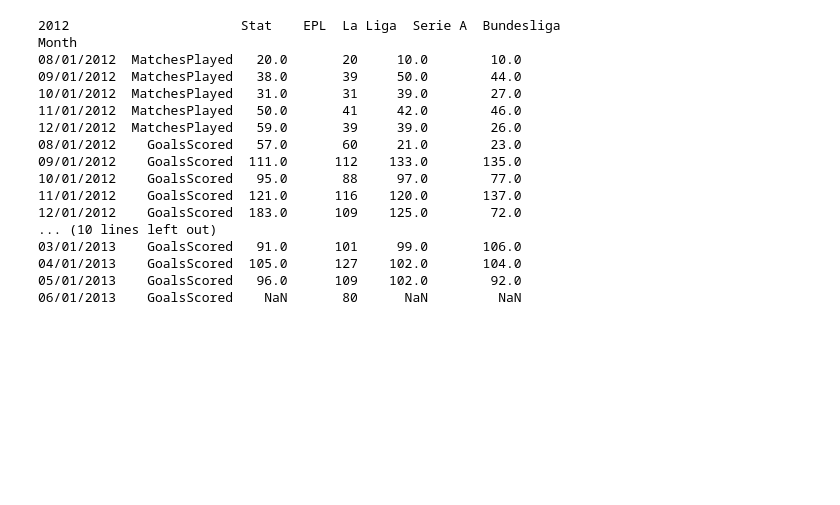
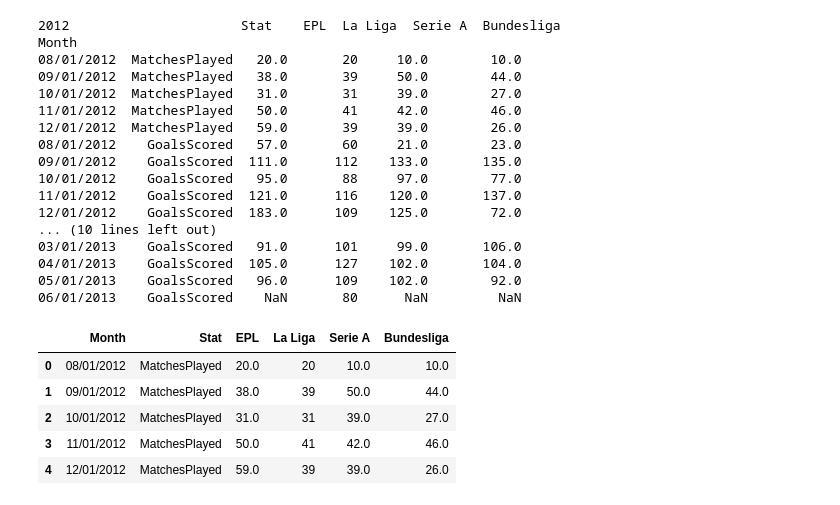
Before and after one commit to edyoda/data-science-ml-foundation-10, a Jupyter notebook: New-7 Grouping, merging & Reshaping Data.ipynb, the cells around one changed output. Cells and saved outputs as stored; diff of their text form; code cells hidden in the pictures; blank space fills up the shorter version.

```diff
--- a/New-7 Grouping, merging & Reshaping Data.ipynb
+++ b/New-7 Grouping, merging & Reshaping Data.ipynb
@@ -120,3 +120,15 @@ Month
 04/01/2013    GoalsScored  105.0      127    102.0       104.0
 05/01/2013    GoalsScored   96.0      109    102.0        92.0
 06/01/2013    GoalsScored    NaN       80      NaN         NaN
+# %%
+import pandas as pd
+goal_data = pd.read_csv('goal_stats_euro_leagues_2012-13.csv')
+# %%
+goal_data.head()
+# %% [output]
+|  | Month | Stat | EPL | La Liga | Serie A | Bundesliga |
+| 0 | 08/01/2012 | MatchesPlayed | 20.0 | 20 | 10.0 | 10.0 |
+| 1 | 09/01/2012 | MatchesPlayed | 38.0 | 39 | 50.0 | 44.0 |
+| 2 | 10/01/2012 | MatchesPlayed | 31.0 | 31 | 39.0 | 27.0 |
+| 3 | 11/01/2012 | MatchesPlayed | 50.0 | 41 | 42.0 | 46.0 |
+| 4 | 12/01/2012 | MatchesPlayed | 59.0 | 39 | 39.0 | 26.0 |
```
Also changed, not shown: parts of 21 cells of this notebook.
